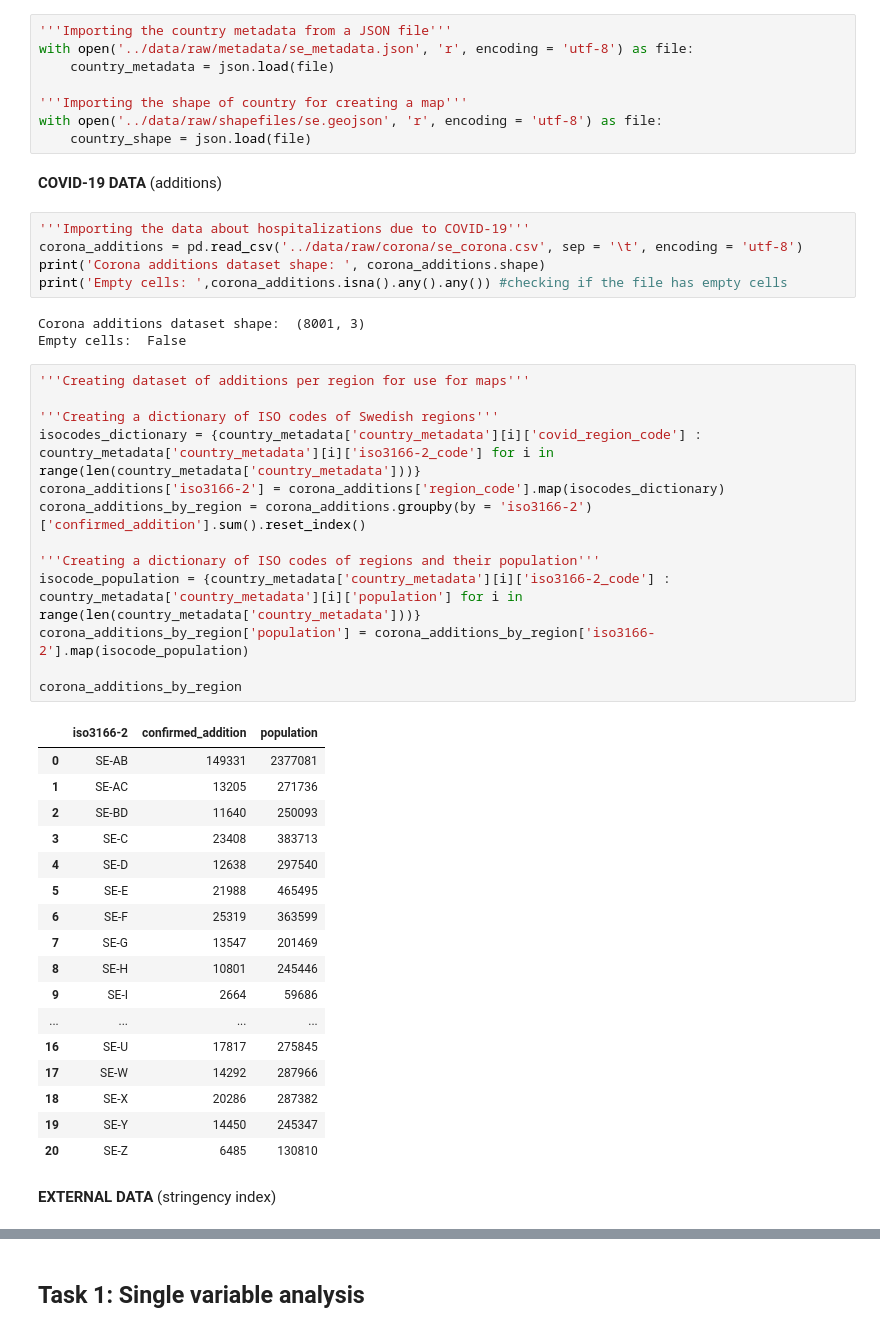
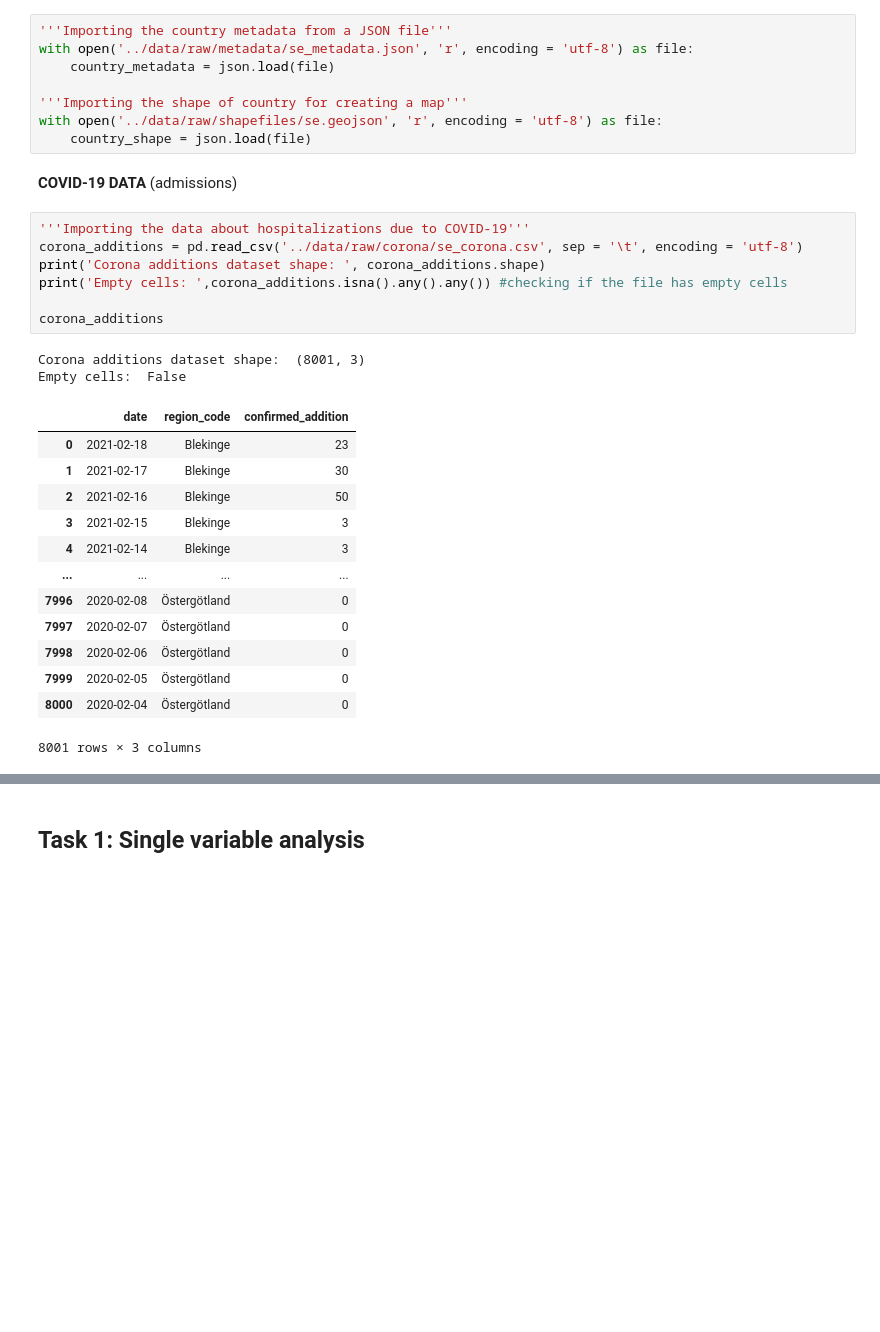
Before and after one commit to ranUser01/Covid-development-in-Sweden, a Jupyter notebook: notebooks/project_handin.ipynb, the cells around one changed output, grey strips where cells are left out. Drawn from its saved outputs; the diff is of its cells as text; blank space fills up the shorter version.

```diff
--- a/notebooks/project_handin.ipynb
+++ b/notebooks/project_handin.ipynb
@@ -63,45 +63,27 @@ with open('../data/raw/metadata/se_metadata.json', 'r', encoding = 'utf-8') as f
 with open('../data/raw/shapefiles/se.geojson', 'r', encoding = 'utf-8') as file:
     country_shape = json.load(file)
 # %% [markdown]
-<b> COVID-19 DATA </b> (additions)
+<b> COVID-19 DATA </b> (admissions)
 # %%
 '''Importing the data about hospitalizations due to COVID-19'''
 corona_additions = pd.read_csv('../data/raw/corona/se_corona.csv', sep = '\t', encoding = 'utf-8')
 print('Corona additions dataset shape: ', corona_additions.shape)
 print('Empty cells: ',corona_additions.isna().any().any()) #checking if the file has empty cells
+
+corona_additions
 # %% [output]
 Corona additions dataset shape:  (8001, 3)
 Empty cells:  False
+|  | date | region_code | confirmed_addition |
+| 0 | 2021-02-18 | Blekinge | 23 |
+| 1 | 2021-02-17 | Blekinge | 30 |
+| 2 | 2021-02-16 | Blekinge | 50 |
+| 3 | 2021-02-15 | Blekinge | 3 |
+| 4 | 2021-02-14 | Blekinge | 3 |
+| ... | ... | ... | ... |
+| 7996 | 2020-02-08 | Östergötland | 0 |
+| 7997 | 2020-02-07 | Östergötland | 0 |
+| 7998 | 2020-02-06 | Östergötland | 0 |
+| 7999 | 2020-02-05 | Östergötland | 0 |
+| 8000 | 2020-02-04 | Östergötland | 0 |
+8001 rows × 3 columns
-# %%
-'''Creating dataset of additions per region for use for maps'''
-
-'''Creating a dictionary of ISO codes of Swedish regions'''
-isocodes_dictionary = {country_metadata['country_metadata'][i]['covid_region_code'] : country_metadata['country_metadata'][i]['iso3166-2_code'] for i in range(len(country_metadata['country_metadata']))}
-corona_additions['iso3166-2'] = corona_additions['region_code'].map(isocodes_dictionary)
-corona_additions_by_region = corona_additions.groupby(by = 'iso3166-2')['confirmed_addition'].sum().reset_index()
-
-'''Creating a dictionary of ISO codes of regions and their population'''
-isocode_population = {country_metadata['country_metadata'][i]['iso3166-2_code'] : country_metadata['country_metadata'][i]['population'] for i in range(len(country_metadata['country_metadata']))}
-corona_additions_by_region['population'] = corona_additions_by_region['iso3166-2'].map(isocode_population)
-
-corona_additions_by_region
-# %% [output]
-|  | iso3166-2 | confirmed_addition | population |
-| 0 | SE-AB | 149331 | 2377081 |
-| 1 | SE-AC | 13205 | 271736 |
-| 2 | SE-BD | 11640 | 250093 |
-| 3 | SE-C | 23408 | 383713 |
-| 4 | SE-D | 12638 | 297540 |
-| 5 | SE-E | 21988 | 465495 |
-| 6 | SE-F | 25319 | 363599 |
-| 7 | SE-G | 13547 | 201469 |
-| 8 | SE-H | 10801 | 245446 |
-| 9 | SE-I | 2664 | 59686 |
-| ... | ... | ... | ... |
-| 16 | SE-U | 17817 | 275845 |
-| 17 | SE-W | 14292 | 287966 |
-| 18 | SE-X | 20286 | 287382 |
-| 19 | SE-Y | 14450 | 245347 |
-| 20 | SE-Z | 6485 | 130810 |
-# %% [markdown]
-<b> EXTERNAL DATA </b> (stringency index)
```
Also changed, not shown: parts of 17 cells of this notebook.
